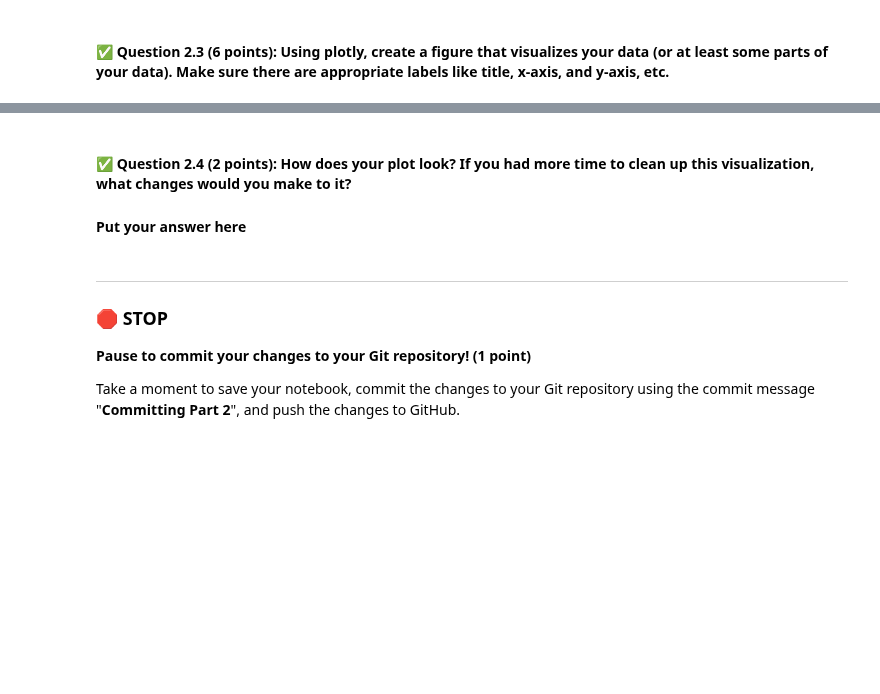
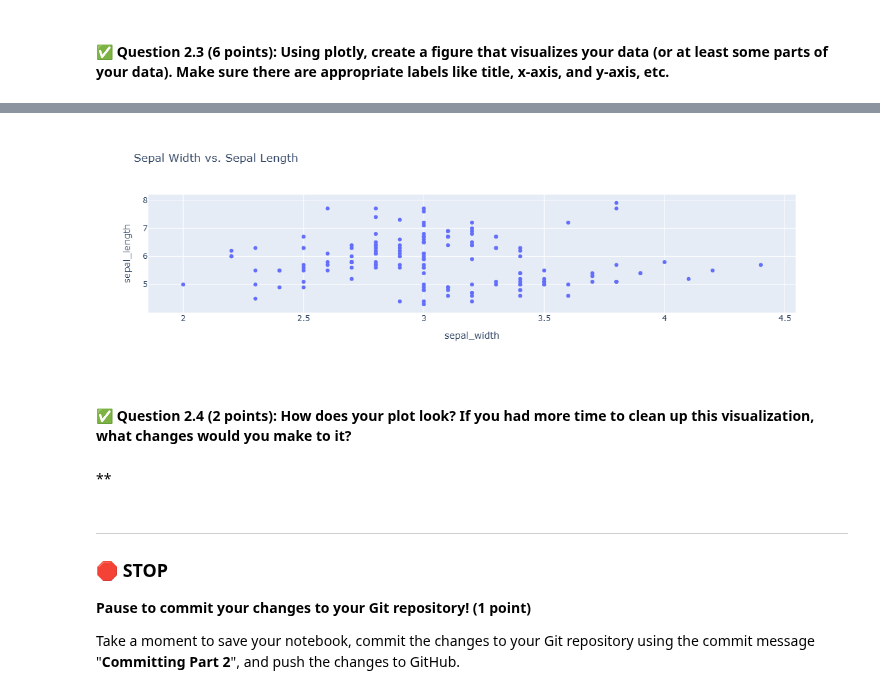
Before and after one commit to burririt/CMSE202-s25-turnin, a Jupyter notebook: exams/midterm/CMSE202-Midterm-Section001-RithvikBurri.ipynb, the cells around one changed output, grey strips where cells are left out. Saved outputs shown, nothing was run; the diff lists cells and outputs as text; code cells hidden in the pictures; blank space fills up the shorter version.

```diff
--- a/exams/midterm/CMSE202-Midterm-Section001-RithvikBurri.ipynb
+++ b/exams/midterm/CMSE202-Midterm-Section001-RithvikBurri.ipynb
@@ -172,7 +187,18 @@ Let's install and use the plotly package
+# %%
+import plotly
+import plotly.express
+
+my_plotly_data = plotly.data.iris()
+
+fig = plotly.express.scatter(my_plotly_data, x="sepal_width", y="sepal_length", title="Sepal Width vs. Sepal Length")
+
+fig.show()
+# %% [output]
+[figure, added]
 # %% [markdown]
 #### &#9989; **Question 2.4 (2 points)**: How does your plot look? If you had more time to clean up this visualization, what changes would you make to it?
 # %% [markdown]
-**Put your answer here**
+**
 # %% [markdown]
 ---
 ### &#128721; STOP
```
Also changed, not shown: parts of 13 cells of this notebook.
